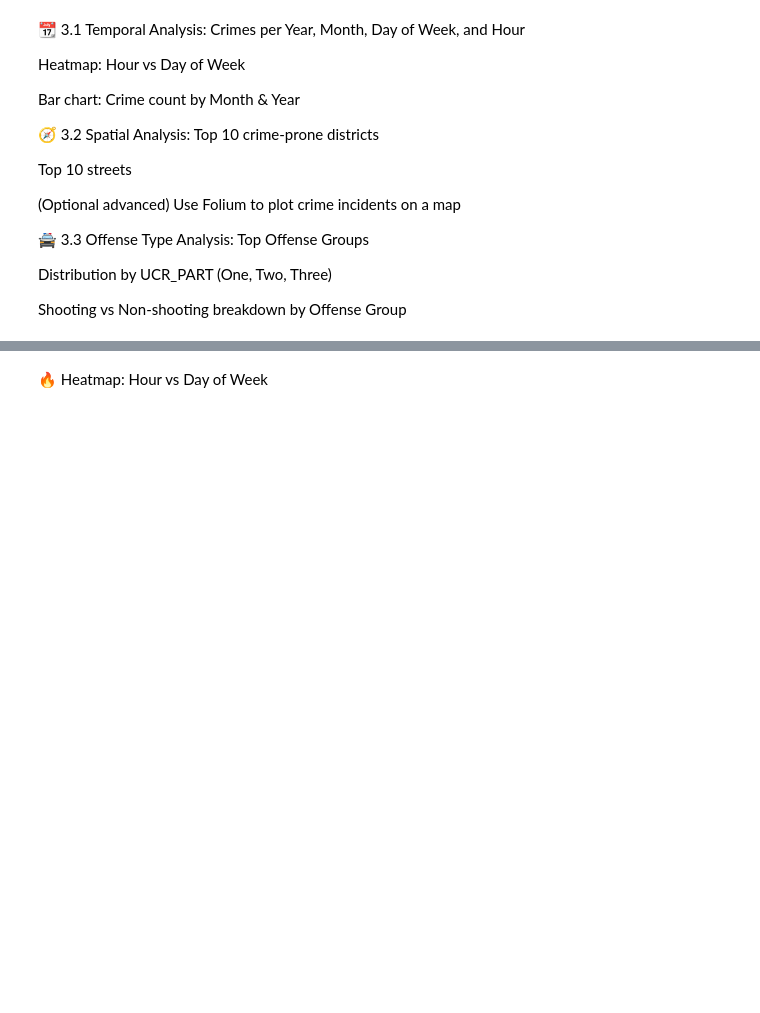
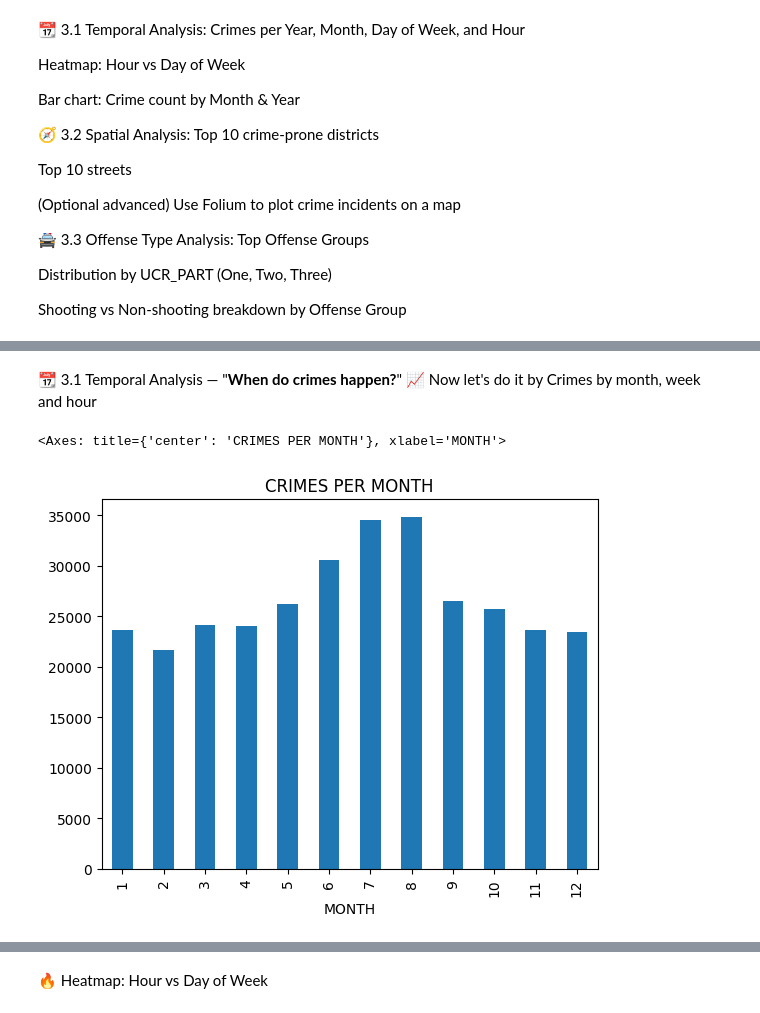
Before and after one commit to NelsonBenle/Crime-data-analyis, a Jupyter notebook: crime-analysis.ipynb, the cells around one changed output, grey strips where cells are left out. Drawn from its saved outputs; the diff is of its cells as text; code cells hidden in the pictures; blank space fills up the shorter version.

```diff
--- a/crime-analysis.ipynb
+++ b/crime-analysis.ipynb
@@ -133 +137,10 @@ df['Year'].value_counts().sort_index().plot(kind='bar', title='Crimes per Year')
+# %% [markdown]
+📆 3.1 Temporal Analysis — "**When do crimes happen?**"
+📈 Now let's do it by Crimes by month, week and hour
+# %%
+# Crimes per Month
+df['MONTH'].value_counts().sort_index().plot(kind='bar', title='CRIMES PER MONTH')
+# %% [output]
+<Axes: title={'center': 'CRIMES PER MONTH'}, xlabel='MONTH'>
+[figure, added]
 # %%
```
Also changed, not shown: parts of 5 cells of this notebook.
